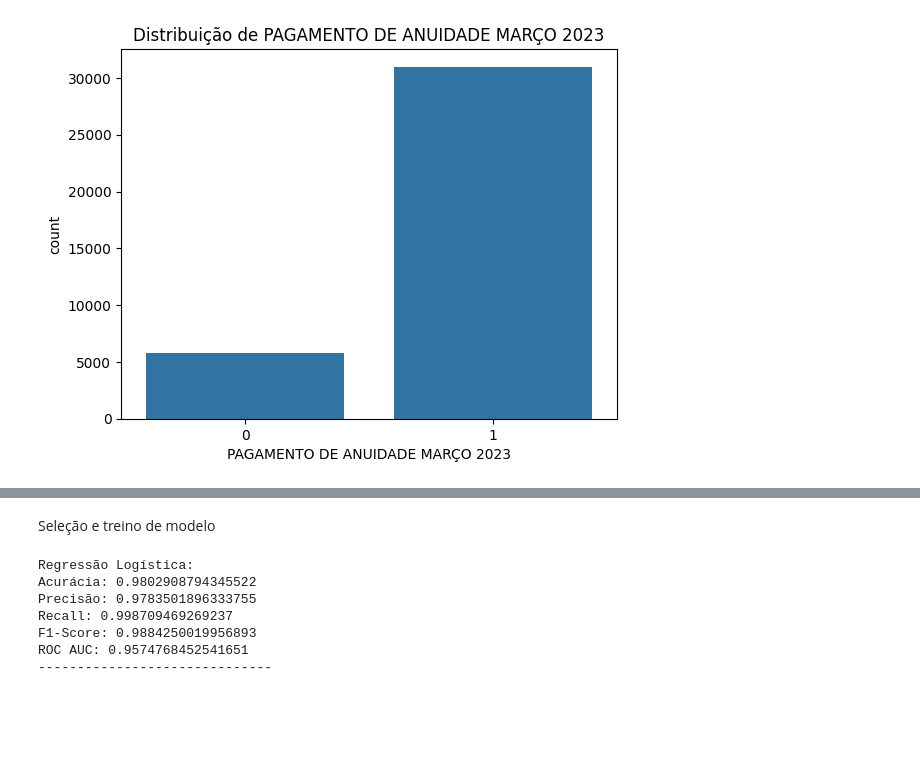
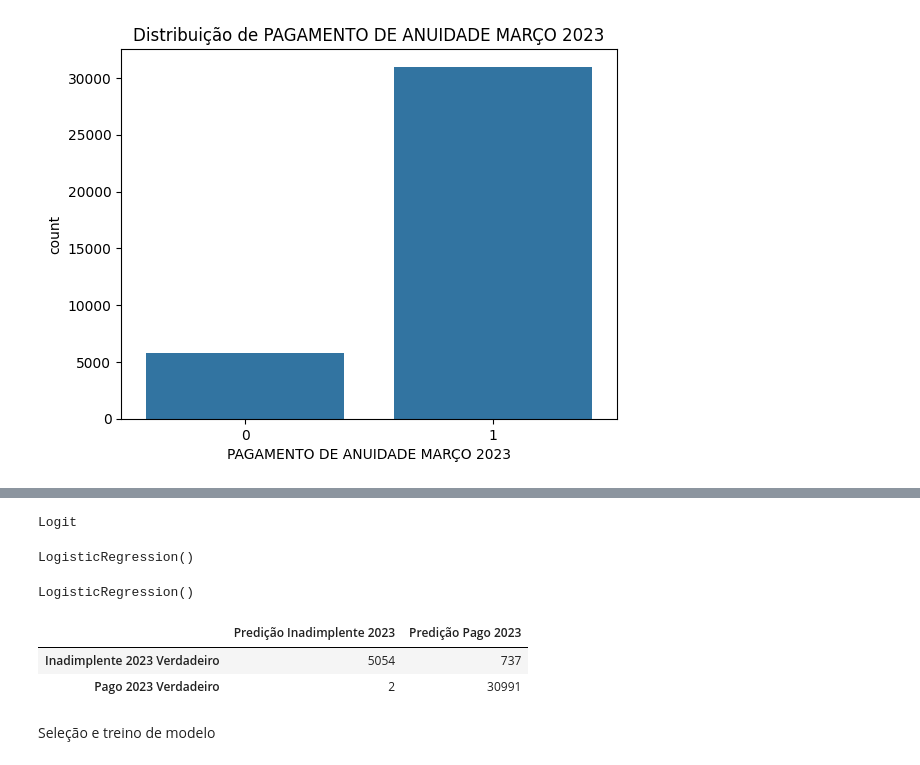
Before and after one commit to beabento/AprendizagemSupervisionada, a Jupyter notebook: projeto_escola_peru.ipynb, the cells around one changed output, grey strips where cells are left out. Cells and saved outputs as stored; diff of their text form; code cells hidden in the pictures; blank space fills up the shorter version.

```diff
--- a/projeto_escola_peru.ipynb
+++ b/projeto_escola_peru.ipynb
@@ -357,0 +377,8 @@ Formato das características de treinamento após o processamento e escalonament
+# %%
+models = {
+    'Logit': LogisticRegression(),
+    'NB': GaussianNB(),
+    'KNN': KNeighborsClassifier(),
+    'Tree': DecisionTreeClassifier(),
+    'Forest': RandomForestClassifier()
+}
@@ -357,0 +393,10 @@ Formato das características de treinamento após o processamento e escalonament
+# %%
+results = {}
+# Validação cruzada
+for name, model in models.items():
+    scores = cross_val_score(model, X, y, cv=5, scoring='f1')
+    results[name] = {
+        'model': model,
+        'mean_f1': scores.mean(),
+        'std_1': scores.std()
+    }
@@ -357,0 +421,14 @@ Formato das características de treinamento após o processamento e escalonament
+# %%
+# Best Model
+best_model_name = max(results, key=lambda name: results[name]['mean_f1'])
+print(best_model_name)
+best_model = results[best_model_name]['model']
+best_model
+# %% [output]
+Logit
+LogisticRegression()
+# %%
+# Estimar o modelo para todos os dados
+best_model.fit(X,y)
+# %% [output]
+LogisticRegression()
@@ -358,2 +445,20 @@ Formato das características de treinamento após o processamento e escalonament
+# %%
+# gráfico para a matriz
+
+y_predict = best_model.predict(X)
+import pandas as pd
+from sklearn.metrics import confusion_matrix
+pd.DataFrame(
+    confusion_matrix(y, y_predict),
+    columns=[
+        "Predição Inadimplente 2023",
+        "Predição Pago 2023",
+    ],
+    index=["Inadimplente 2023 Verdadeiro", "Pago 2023 Verdadeiro"],
+)
+# %% [output]
+|  | Predição Inadimplente 2023 | Predição Pago 2023 |
+| Inadimplente 2023 Verdadeiro | 5054 | 737 |
+| Pago 2023 Verdadeiro | 2 | 30991 |
 # %% [markdown]
 Seleção e treino de modelo
@@ -367,22 +465,3 @@ y_pred_proba_lr = logistic_regression.predict_proba(X_test_scaled)[:, 1]
-# %%
-# Avaliar performance:
-from sklearn.metrics import accuracy_score, precision_score, recall_score, f1_score, roc_auc_score
-
-print("Regressão Logística:")
-print("Acurácia:", accuracy_score(y_test, y_pred_lr))
-print("Precisão:", precision_score(y_test, y_pred_lr))
-print("Recall:", recall_score(y_test, y_pred_lr))
-print("F1-Score:", f1_score(y_test, y_pred_lr))
-print("ROC AUC:", roc_auc_score(y_test, y_pred_proba_lr))
-print("-" * 30)
-# %% [output]
-Regressão Logística:
-Acurácia: 0.9802908794345522
-Precisão: 0.9783501896333755
-Recall: 0.998709469269237
-F1-Score: 0.9884250019956893
-ROC AUC: 0.9574768452541651
-------------------------------
 # %%
 # Para ver todos coeficientes da célula abaixo, descomentar a linha seguinte:
 # pd.set_option('display.max_rows', None)
```
Also changed, not shown: parts of 16 cells of this notebook.
